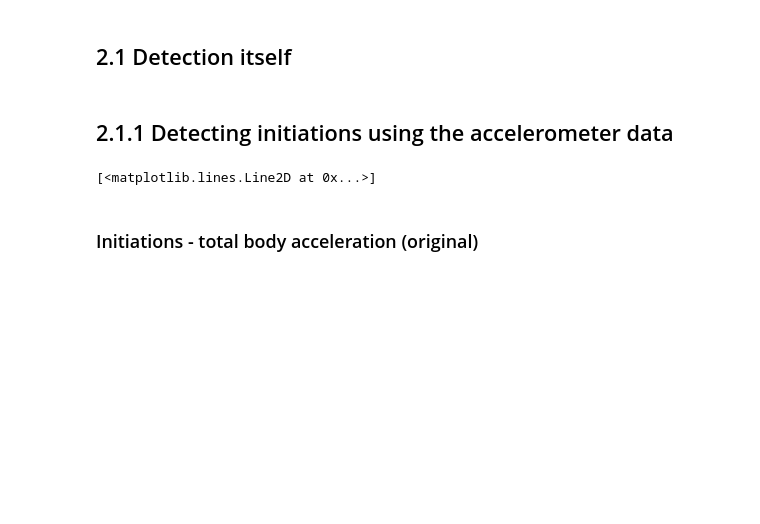
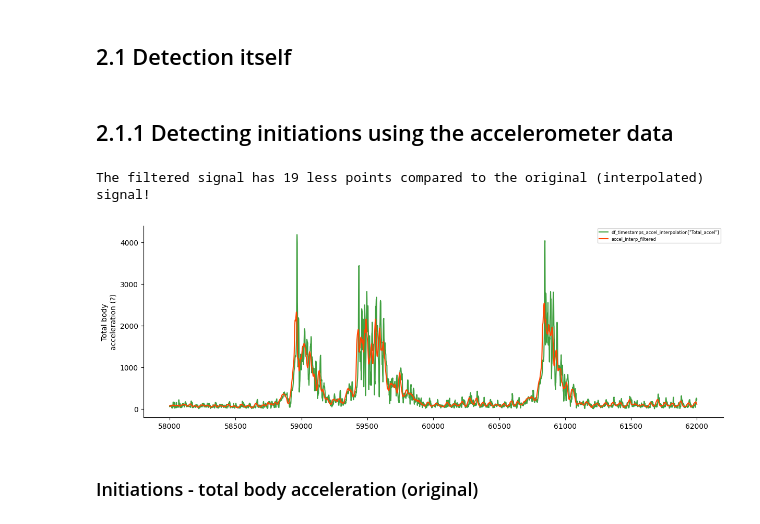
Before and after one commit to DiogoMeloNPU/eurDyscover_open_field_analysis, a Jupyter notebook: Single_session_analysis.ipynb, the cells around one changed output. Drawn from its saved outputs; the diff is of its cells as text; code cells hidden in the pictures; blank space fills up the shorter version.

Commit message:
Continued adding plots for visualization of intermediary steps

```diff
--- a/Single_session_analysis.ipynb
+++ b/Single_session_analysis.ipynb
@@ -1108,18 +1108,30 @@ def moving_average(x, w):
 # %% [markdown]
 ## 2.1.1 Detecting initiations using the accelerometer data
 # %%
-# this window should be carefully tuned
+# this window should be carefully looked at
 filtering_window = 20
-accel_filtered = moving_average(df_acceldata_accel['Total_accel'], filtering_window)
+# filter the processed data regarding total body acceleration
+accel_interp_filtered = moving_average(df_timestamps_accel_interpolation['Total_accel'], filtering_window)
-# %%
-'''plt.plot(df_acceldata_accel['Total_accel'])
-plt.plot(accel_filtered)'''
-
-# filtered 'total_body_accel' aligned to the not-filtered 'total_body_accel'
-plt.plot(df_acceldata_accel['Total_accel'])
-plt.plot(range(19, len(df_acceldata_accel)), accel_filtered)
-# %% [output]
-[<matplotlib.lines.Line2D at 0x...>]
+# %%
+%matplotlib inline
+# illustrate the effect of the filter in a chunck of signal
+fig, (ax1) = plt.subplots(1, 1, constrained_layout=False, figsize = (12, 4))
+
+# interpolated accel data
+ax1.plot(df_timestamps_accel_interpolation['Total_accel'][58000:62000], label = 'df_timestamps_accel_interpolation["Total_accel"]', color = 'green', alpha = 0.75)
+# filtered interpolated data
+ax1.plot(np.arange(58000, 62000, 1), accel_interp_filtered[58000:62000], label = 'accel_interp_filtered', color = 'orangered')
+ax1.spines['top'].set_visible(False)
+ax1.spines['right'].set_visible(False)
+ax1.set_ylabel(
+    'Total body\nacceleration (?)')
+leg = ax1.legend(fontsize=6)
+
+diff_interp_filtered = len(df_timestamps_accel_interpolation) - len(accel_interp_filtered)
+print('The filtered signal has {} less points compared to the original (interpolated) signal!'.format(diff_interp_filtered))
+# %% [output]
+The filtered signal has 19 less points compared to the original (interpolated) signal!
+[figure, added]
 # %% [markdown]
 ### Initiations - total body acceleration (original)
 # %% [markdown]
```
Also changed, not shown: parts of 6 cells of this notebook.
